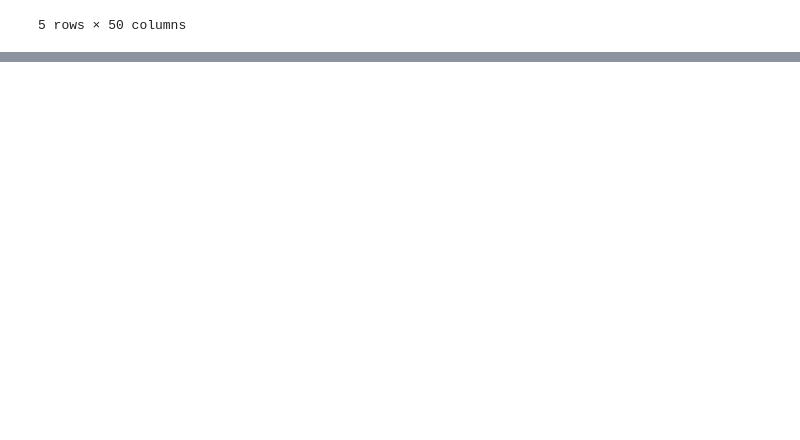
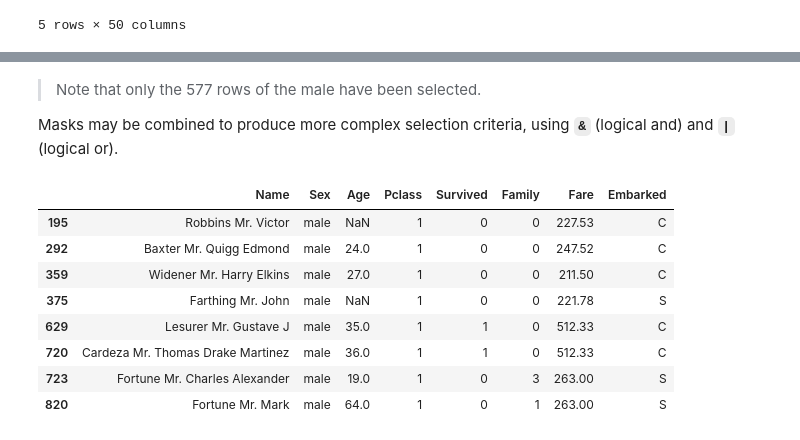
Before and after one commit to sib-swiss/intermediate-python-training, a Jupyter notebook: 01_data_manipulation_and_representation.ipynb, the cells around one changed output, grey strips where cells are left out. Drawn from its saved outputs; the diff is of its cells as text; code cells hidden in the pictures; blank space fills up the shorter version.

Commit message:
ok until 2.5 adding/removing columns

```diff
--- a/01_data_manipulation_and_representation.ipynb
+++ b/01_data_manipulation_and_representation.ipynb
@@ -259,0 +304,2 @@ df_sc.head()
+# %%
+df = pd.read_table('data/titanic.csv',sep=',')
@@ -259,0 +337,4 @@ df_sc.head()
+# %%
+df.columns = [x.upper() for x in df.columns]
+df.index = ['passenger'+str(i) for i in df.index]
+df.head()
@@ -259,0 +348,5 @@ df_sc.head()
+# %%
+# Let's reset out changes in index and column names:
+df.columns = df.columns.str.capitalize()
+df.index = range(0, df.shape[0])
+df
@@ -259,0 +623,19 @@ df_sc.head()
+# %% [markdown]
+> Note that only the 577 rows of the male have been selected.
+
+
+Masks may be combined to produce more complex selection criteria, using **`&`** (logical and) and **`|`** (logical or).
+# %%
+# male passenger with a fare > 200
+mask = (df[ 'Sex' ] == 'male') & ( df.Fare > 200  )
+df.loc[ mask , ]
+# %% [output]
+|  | Name | Sex | Age | Pclass | Survived | Family | Fare | Embarked |
+| 195 | Robbins Mr. Victor | male | NaN | 1 | 0 | 0 | 227.53 | C |
+| 292 | Baxter Mr. Quigg Edmond | male | 24.0 | 1 | 0 | 0 | 247.52 | C |
+| 359 | Widener Mr. Harry Elkins | male | 27.0 | 1 | 0 | 0 | 211.50 | C |
+| 375 | Farthing Mr. John | male | NaN | 1 | 0 | 0 | 221.78 | S |
+| 629 | Lesurer Mr. Gustave J | male | 35.0 | 1 | 1 | 0 | 512.33 | C |
+| 720 | Cardeza Mr. Thomas Drake Martinez | male | 36.0 | 1 | 1 | 0 | 512.33 | C |
+| 723 | Fortune Mr. Charles Alexander | male | 19.0 | 1 | 0 | 3 | 263.00 | S |
+| 820 | Fortune Mr. Mark | male | 64.0 | 1 | 0 | 1 | 263.00 | S |
```
Also changed, not shown: parts of 87 cells of this notebook, 3 other files.
